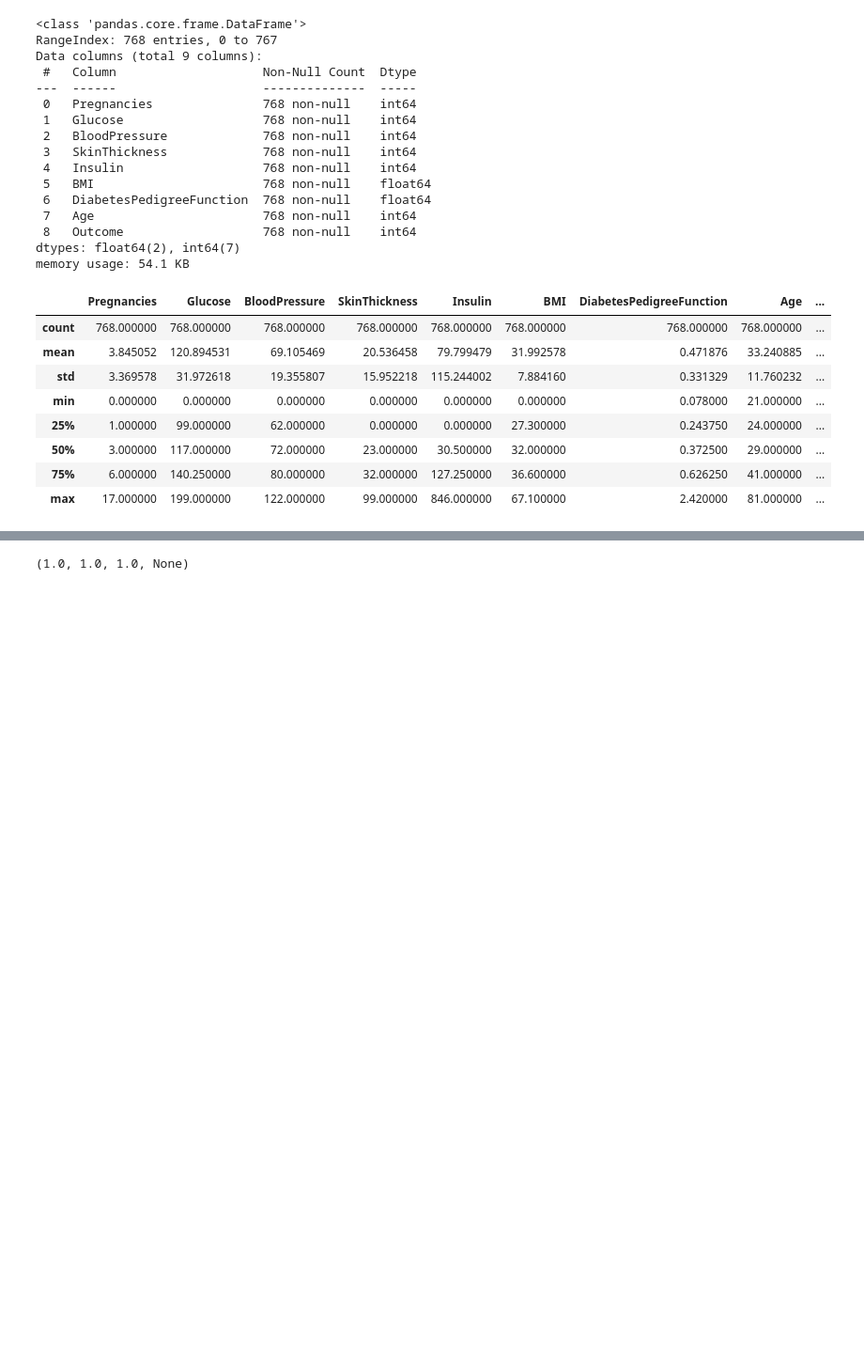
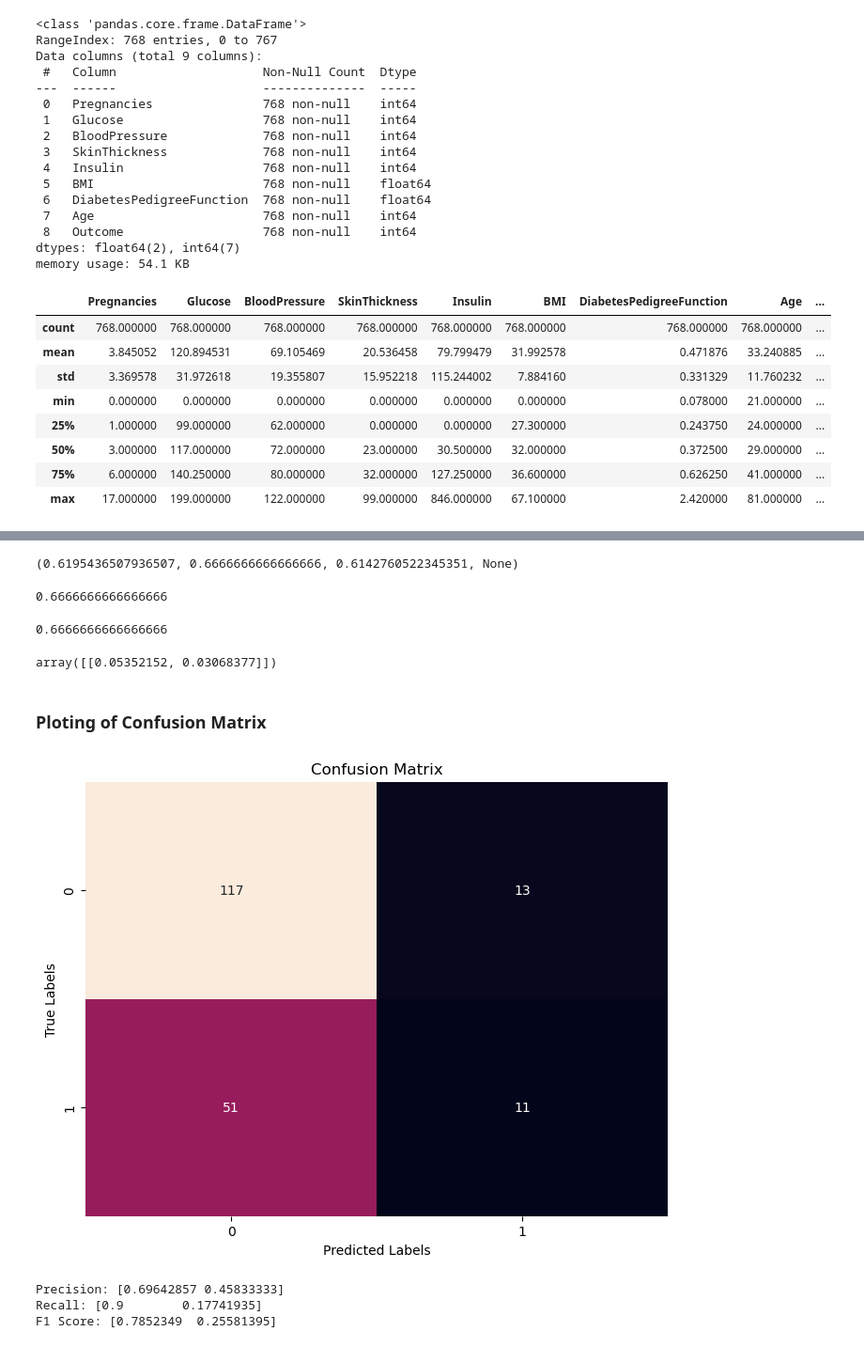
Before and after one commit to RuAmey27/Machine_learning, a Jupyter notebook: Practical4.ipynb, the cells around one changed output, grey strips where cells are left out. Shown at 94% size. Saved outputs shown, nothing was run; the diff lists cells and outputs as text; code cells hidden in the pictures; blank space fills up the shorter version.

Commit message:
Logistic Regression Model

```diff
--- a/Practical4.ipynb
+++ b/Practical4.ipynb
@@ -72,5 +75,5 @@ data.describe()
 # %%
-x= data.iloc[:, [0,8]].values
+x= data.iloc[:, [0,7]].values
 y=data.iloc[:, -1].values
 # %%
 x_train,x_test,y_train,y_test = train_test_split(x,y,test_size=0.25,random_state=0)
@@ -77,4 +82,4 @@ x_train,x_test,y_train,y_test = train_test_split(x,y,test_size=0.25,random_state
 # %%
-classifier= LogisticRegression()
+classifier= LogisticRegression(solver='liblinear')
 classifier.fit(x_train, y_train)
 # %% [output]
@@ -108,4 +126,40 @@ precision_recall_fscore_support(y_test, y_pred, average='micro')
 # %%
 precision_recall_fscore_support(y_test, y_pred, average='weighted')
 # %% [output]
-(1.0, 1.0, 1.0, None)
+(0.6195436507936507, 0.6666666666666666, 0.6142760522345351, None)
+# %%
+accuracy_score(y_test,y_pred)
+# %% [output]
+0.6666666666666666
+# %%
+Accuracy = metrics.accuracy_score(y_test,y_pred)
+Accuracy
+# %% [output]
+0.6666666666666666
+# %%
+classifier.intercept_
+classifier.coef_
+# %% [output]
+array([[0.05352152, 0.03068377]])
+# %% [markdown]
+### Ploting of Confusion Matrix
+# %%
+import seaborn as sns
+plt.figure(figsize=(8, 6))
+sns.heatmap(cm, annot=True, fmt='d', cbar=False)
+plt.title('Confusion Matrix')
+plt.xlabel('Predicted Labels')
+plt.ylabel('True Labels')
+plt.show()
+# %% [output]
+[figure, added]
+# %%
+from sklearn.metrics import precision_recall_fscore_support
+precision, recall, f1_score,_ = precision_recall_fscore_support(y_test, y_pred)
+print("Precision:", precision)
+print("Recall:", recall)
+print("F1 Score:", f1_score)
+# %% [output]
+Precision: [0.69642857 0.45833333]
+Recall: [0.9        0.17741935]
+F1 Score: [0.7852349  0.25581395]
```
Also changed, not shown: parts of 11 cells of this notebook.
